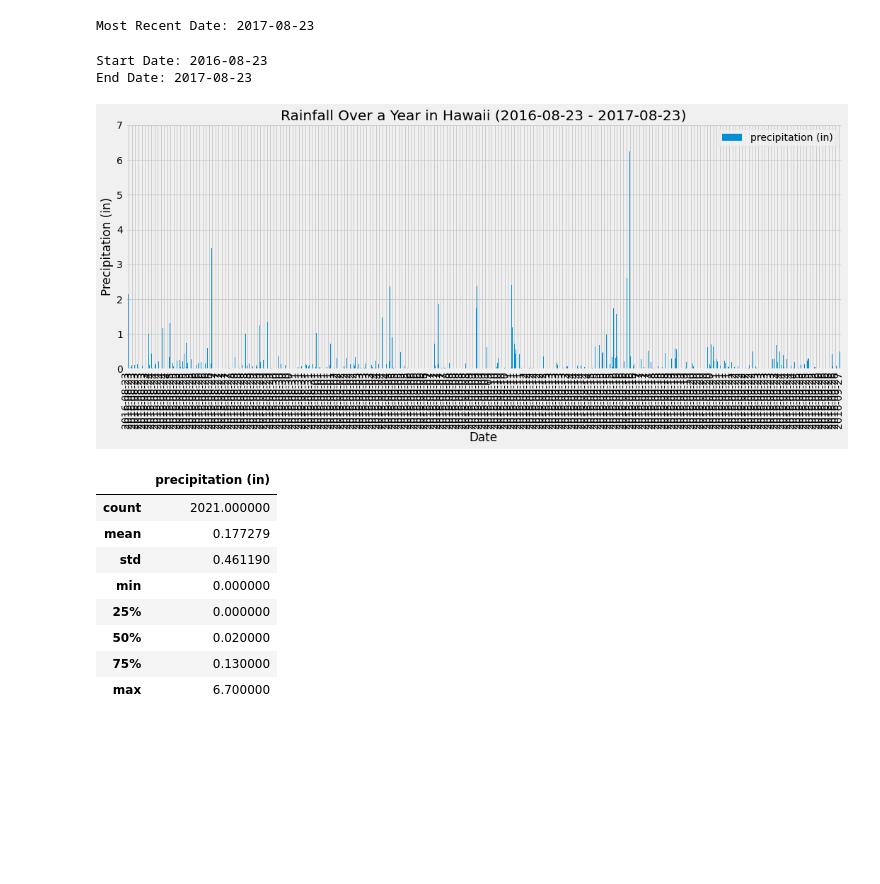
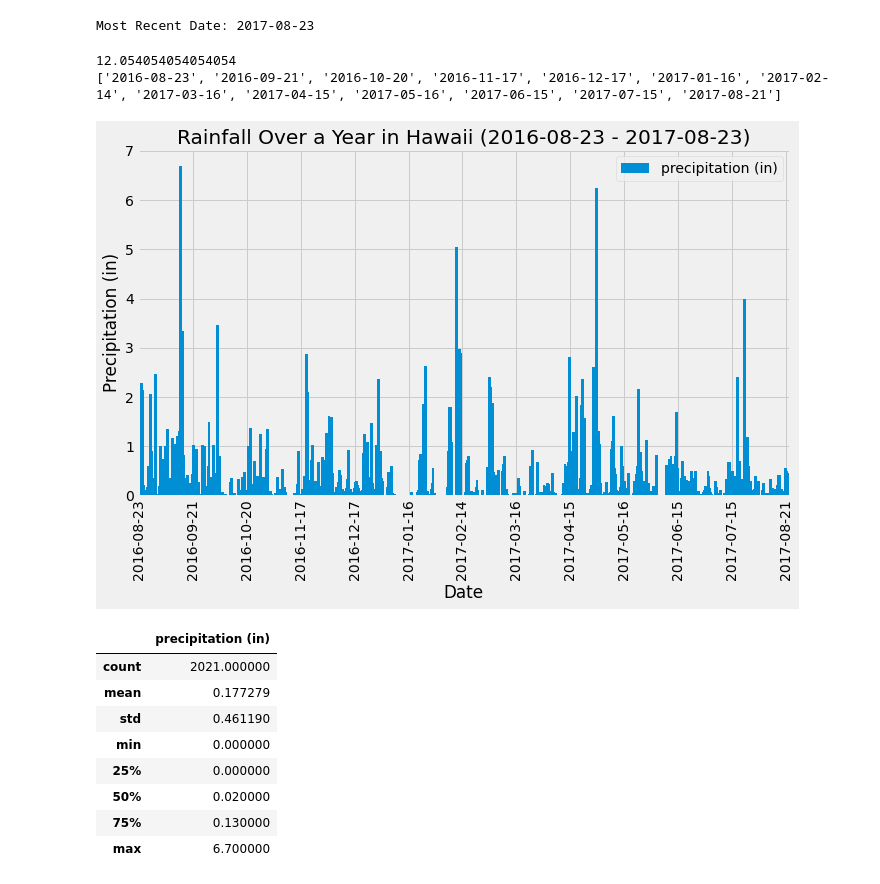
Before and after one commit to madisonfisher/sqlalchemy-challenge, a Jupyter notebook: climate.ipynb, the cells around one changed output. Saved outputs shown, nothing was run; the diff lists cells and outputs as text; code cells hidden in the pictures; blank space fills up the shorter version.

Commit message:
generated tick marks and date labels for prep x-axis

```diff
--- a/climate.ipynb
+++ b/climate.ipynb
@@ -82,8 +82,6 @@ latest_day = int(latest_date_2.strftime("%d"))
 # %%
 # query to retrieve the last 12 months of precipitation data
 start_date = dt.date(latest_year, latest_month, latest_day) - dt.timedelta(days=365)
-print(f'Start Date: {start_date}')
-print(f'End Date: {latest_date}')
 # query to retrieve the date and precipitation scores
 measurement_data = session.query(Measurement.date, Measurement.prcp).\
     filter(func.strftime("%Y-%m-%d", Measurement.date) >= start_date).all()
@@ -93,18 +91,34 @@ measurement_df = pd.DataFrame(measurement_data, columns=['date', 'precipitation
 measurement_df.set_index('date', inplace=True)
 # sort by date
 measurement_df = measurement_df.sort_index()
-# Use Pandas Plotting with Matplotlib to plot the data
-measurement_df.plot(kind="bar", figsize=(15,7))
-plt.title(f'Rainfall Over a Year in Hawaii ({start_date} - {latest_date})')
-plt.ylabel("Precipitation (in)")
-plt.xlabel("Date")
-plt.xticks(np.arange(0, len(measurement_df["precipitation (in)"]), 10))
-plt.tight_layout()
-plt.show()
-# %% [output]
-Start Date: 2016-08-23
-End Date: 2017-08-23
-[figure, removed]
+# %%
+print(len(measurement_df["precipitation (in)"])/185)
+ticks = [measurement_df.index.values[0]]
+whole = False
+x = 0
+y = 1
+for index, row in measurement_df.iterrows():
+    if x/(185*y) == 1:
+        ticks.append(measurement_df.index.values[x])
+        x = x + 1
+        y = y + 1
+    else:
+        x = x + 1
+print(ticks)
+# %% [output]
+12.054054054054054
+['2016-08-23', '2016-09-21', '2016-10-20', '2016-11-17', '2016-12-17', '2017-01-16', '2017-02-14', '2017-03-16', '2017-04-15', '2017-05-16', '2017-06-15', '2017-07-15', '2017-08-21']
+# %%
+# Use Pandas Plotting with Matplotlib to plot the data
+measurement_df.plot(kind="bar", width=10, figsize=(10,7))
+plt.title(f'Rainfall Over a Year in Hawaii ({start_date} - {latest_date})')
+plt.ylabel("Precipitation (in)")
+plt.xlabel("Date")
+plt.xticks(np.arange(0, len(measurement_df["precipitation (in)"]), 185), ticks)
+plt.tight_layout()
+plt.show()
+# %% [output]
+[figure, added]
 # %%
 # Use Pandas to calcualte the summary statistics for the precipitation data
 measurement_df.describe()
```
